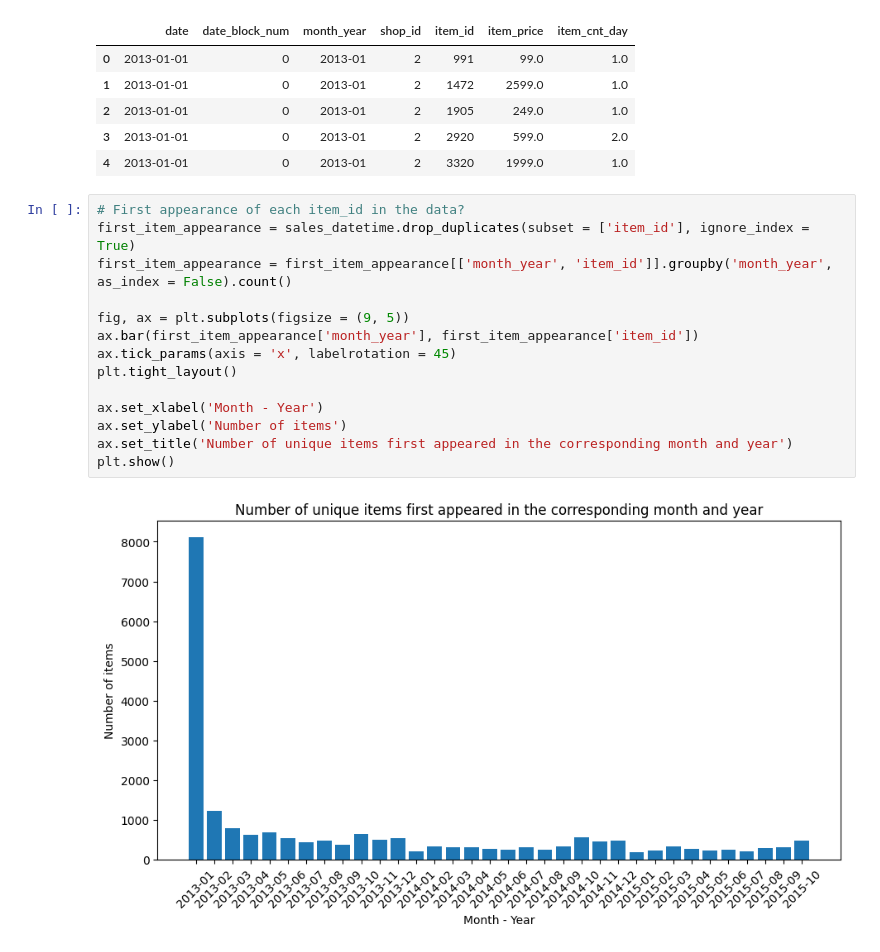
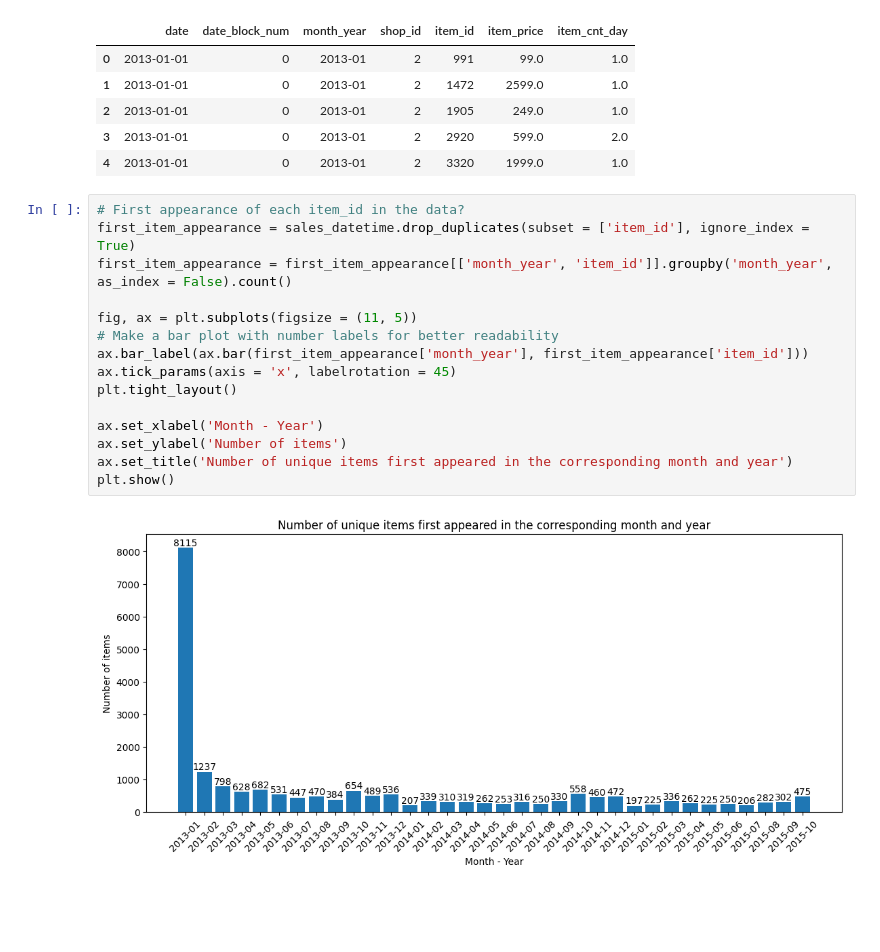
Before and after one commit to thaianle/future-sales-prediction, a Jupyter notebook: 01_analysis.ipynb, the cells around one changed output. Drawn from its saved outputs; the diff is of its cells as text; blank space fills up the shorter version.

```diff
--- a/prediction_code.ipynb
+++ b/01_analysis.ipynb
@@ -704,19 +774,20 @@ sales_datetime.head()
 # %%
 # First appearance of each item_id in the data?
 first_item_appearance = sales_datetime.drop_duplicates(subset = ['item_id'], ignore_index = True)
 first_item_appearance = first_item_appearance[['month_year', 'item_id']].groupby('month_year', as_index = False).count()
 
-fig, ax = plt.subplots(figsize = (9, 5))
-ax.bar(first_item_appearance['month_year'], first_item_appearance['item_id'])
+fig, ax = plt.subplots(figsize = (11, 5))
+# Make a bar plot with number labels for better readability
+ax.bar_label(ax.bar(first_item_appearance['month_year'], first_item_appearance['item_id']))
 ax.tick_params(axis = 'x', labelrotation = 45)
 plt.tight_layout()
 
 ax.set_xlabel('Month - Year')
 ax.set_ylabel('Number of items')
 ax.set_title('Number of unique items first appeared in the corresponding month and year')
 plt.show()
 # %% [output]
-[figure, old version]
+[figure, new version]
 # %%
 # First appearance of each shop_id in the data?
 first_item_appearance = sales_datetime.drop_duplicates(subset = ['shop_id'], ignore_index = True)
```
Also changed, not shown: parts of 62 cells of this notebook, 1 other file.
